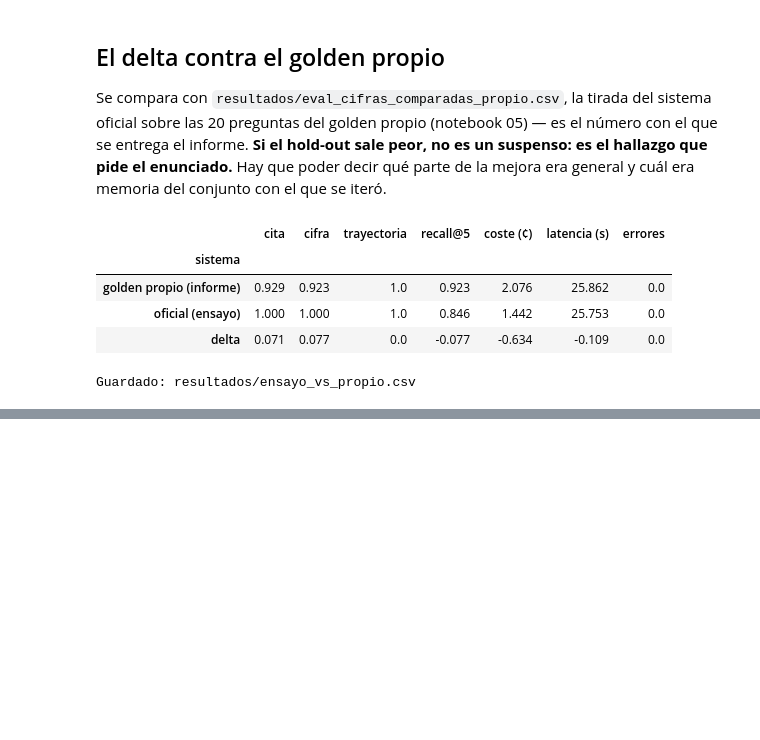
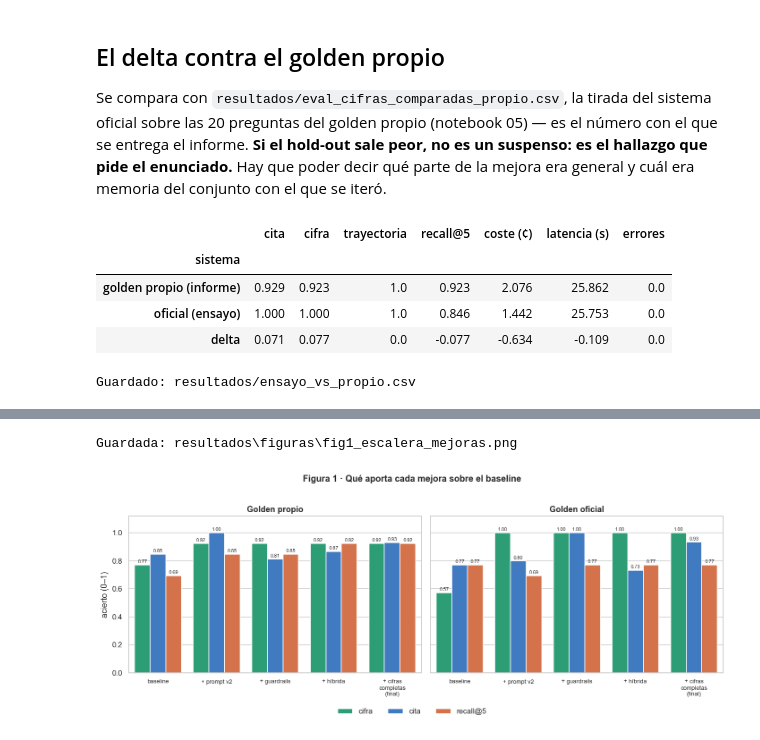
Before and after one commit to eglezarr/sec-10k-agents, a Jupyter notebook: notebooks/06_hold_out.ipynb, the cells around one changed output, grey strips where cells are left out. Cells and saved outputs as stored; diff of their text form; code cells hidden in the pictures; blank space fills up the shorter version.

```diff
--- a/notebooks/06_hold_out.ipynb
+++ b/notebooks/06_hold_out.ipynb
@@ -132,0 +143,16 @@ Guardado: resultados/ensayo_vs_propio.csv
+# %%
+import matplotlib.pyplot as plt
+import seaborn as sns
+
+FIG = RES / "figuras"
+FIG.mkdir(exist_ok=True)
+
+sns.set_theme(style="whitegrid", context="notebook")
+COLORES = {"cita": "#2a78d6", "cifra": "#1baf7a", "recall@5": "#eb6834"}
+plt.rcParams["figure.dpi"] = 110
+
+
+def guardar(fig, nombre):
+    ruta = FIG / f"{nombre}.png"
+    fig.savefig(ruta, dpi=200, bbox_inches="tight")
+    print(f"Guardada: {ruta.relative_to(RAIZ)}")
@@ -132,0 +163,34 @@ Guardado: resultados/ensayo_vs_propio.csv
+# %%
+ORDEN = ["baseline", "+ prompt v2", "+ guardrails", "+ híbrida", "+ cifras completas (final oficial)"]
+ETIQ = ["baseline", "+ prompt v2", "+ guardrails", "+ híbrida", "+ cifras\ncompletas\n(final)"]
+
+tablas = {"Golden propio": pd.read_csv(RES / "tabla_baseline_vs_final_propio.csv").set_index("sistema").loc[ORDEN],
+          "Golden oficial": pd.read_csv(RES / "tabla_baseline_vs_final_oficial.csv").set_index("sistema").loc[ORDEN]}
+
+largo = pd.DataFrame([
+    {"conjunto": conjunto, "sistema": sistema, "métrica": metrica, "valor": fila[metrica]}
+    for conjunto, t in tablas.items() for sistema, fila in t.iterrows()
+    for metrica in ("cifra", "cita", "recall@5")])
+
+fig, ejes = plt.subplots(1, 2, figsize=(13, 4.6), sharey=True)
+for eje, (conjunto, sub) in zip(ejes, largo.groupby("conjunto", sort=False)):
+    sns.barplot(data=sub, x="sistema", y="valor", hue="métrica", order=ORDEN,
+                hue_order=["cifra", "cita", "recall@5"], palette=COLORES, ax=eje, edgecolor="white")
+    eje.set_title(conjunto, fontweight="bold")
+    eje.set_xlabel("")
+    eje.set_ylabel("acierto (0–1)" if eje is ejes[0] else "")
+    eje.set_ylim(0, 1.12)
+    eje.set_xticks(range(len(ORDEN)))
+    eje.set_xticklabels(ETIQ, fontsize=8.5)
+    for cont in eje.containers:
+        eje.bar_label(cont, fmt="%.2f", fontsize=7, padding=1.5)
+    manejas, etiquetas = eje.get_legend_handles_labels()
+    eje.get_legend().remove()
+fig.legend(manejas, etiquetas, loc="lower center", ncol=3, frameon=False, bbox_to_anchor=(0.5, -0.07))
+fig.suptitle("Figura 1 · Qué aporta cada mejora sobre el baseline", fontsize=13, fontweight="bold", y=1.02)
+fig.tight_layout()
+guardar(fig, "fig1_escalera_mejoras")
+plt.show()
+# %% [output]
+Guardada: resultados\figuras\fig1_escalera_mejoras.png
+[figure, added]
```
Also changed, not shown: parts of 10 cells of this notebook, 5 other files.
